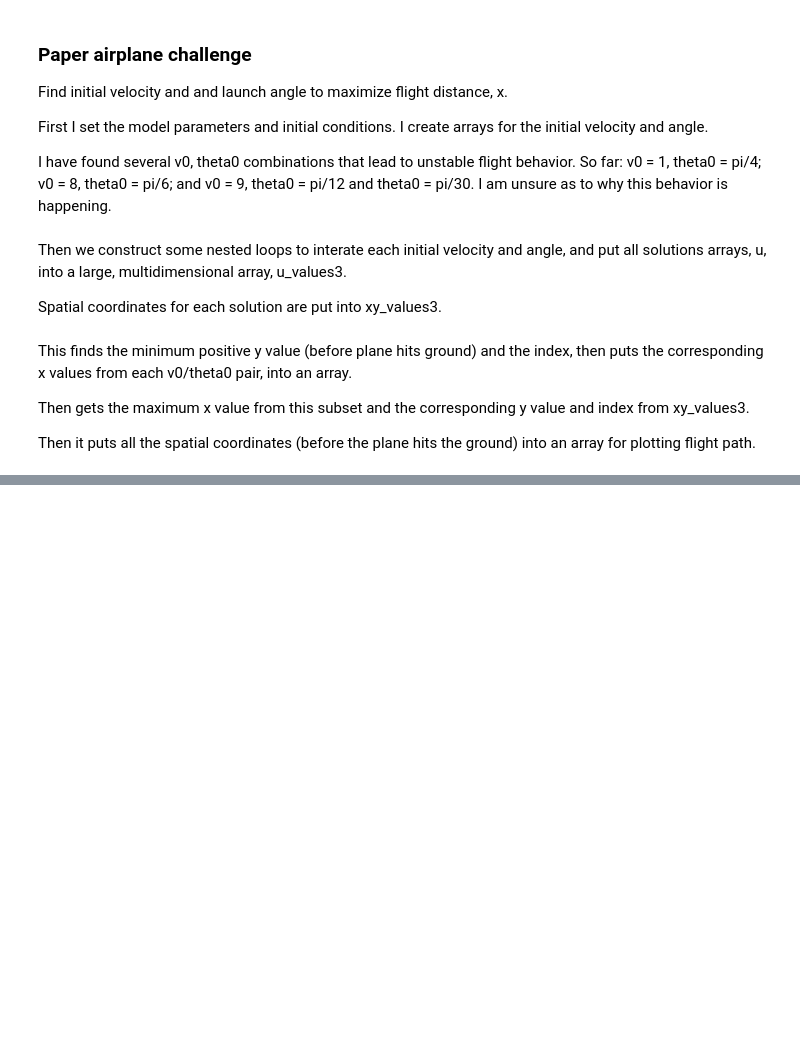
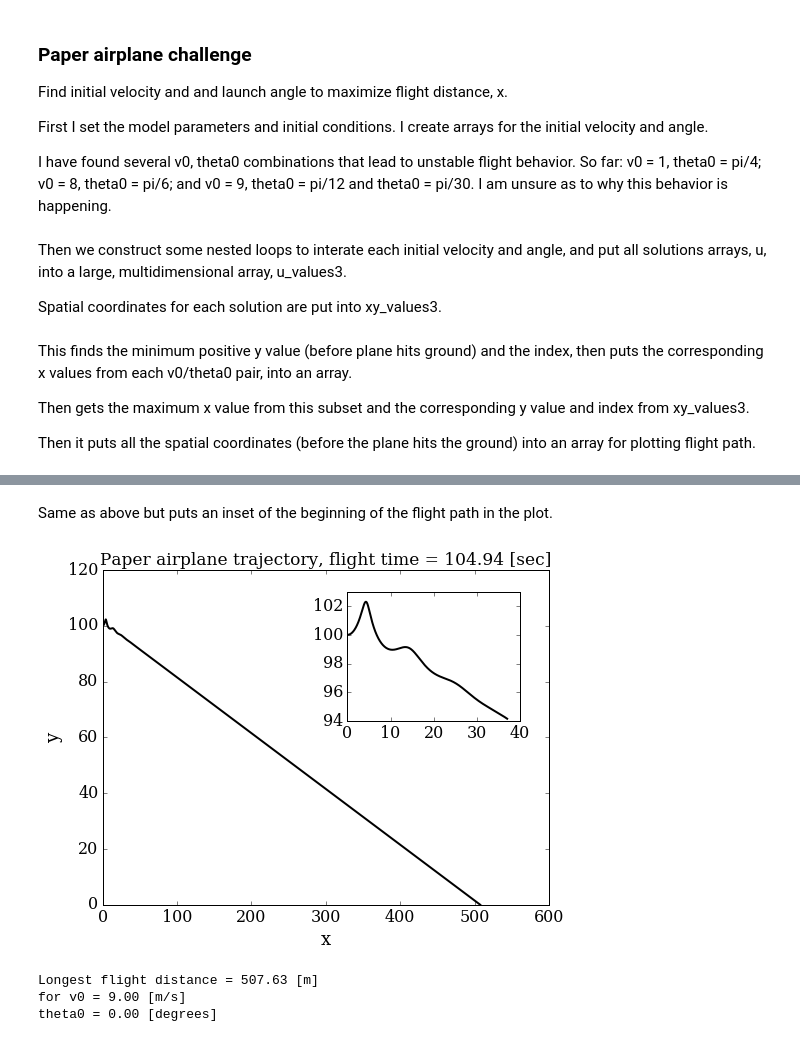
Before and after one commit to morrill/-mae6286, a Jupyter notebook: lesson_3/lesson_3.ipynb, the cells around one changed output, grey strips where cells are left out. Drawn from its saved outputs; the diff is of its cells as text; code cells hidden in the pictures; blank space fills up the shorter version.

```diff
--- a/lesson_3/lesson_3.ipynb
+++ b/lesson_3/lesson_3.ipynb
@@ -314,0 +309,23 @@ np.set_printoptions(threshold=np.inf)
+# %% [markdown]
+Same as above but puts an inset of the beginning of the flight path in the plot.
+# %%
+fig2 = plt.figure(figsize=(8,6))
+ax1 = fig2.add_subplot(111)
+ax1.plot(xmaxy_flight_path[:,0],xmaxy_flight_path[:,1], 'k-', lw=2)
+plt.xlabel(r'x', fontsize=18)
+plt.ylabel(r'y', fontsize=18)
+plt.title('Paper airplane trajectory, flight time = %.2f [sec]' % flight_time, fontsize=17)
+
+ax2 = plt.axes([0.55, 0.55, 0.3, 0.3])
+ax2.plot(xmaxy_flight_path[0:800,0],xmaxy_flight_path[0:800,1], 'k-', lw=2)
+ax2.set_xticks([0, 10, 20, 30, 40])
+ax2.set_yticks([94, 96, 98, 100, 102])
+
+plt.show()
+
+print('Longest flight distance = %0.2f [m]\nfor v0 = %0.2f [m/s]\ntheta0 = %0.2f [degrees]' % (xmaxy_flight_path[-1,0], v0[x_max_ind[0]], theta0[x_max_ind[1]]))
+# %% [output]
+[figure, added]
+Longest flight distance = 507.63 [m]
+for v0 = 9.00 [m/s]
+theta0 = 0.00 [degrees]
```
Also changed, not shown: parts of 5 cells of this notebook.
